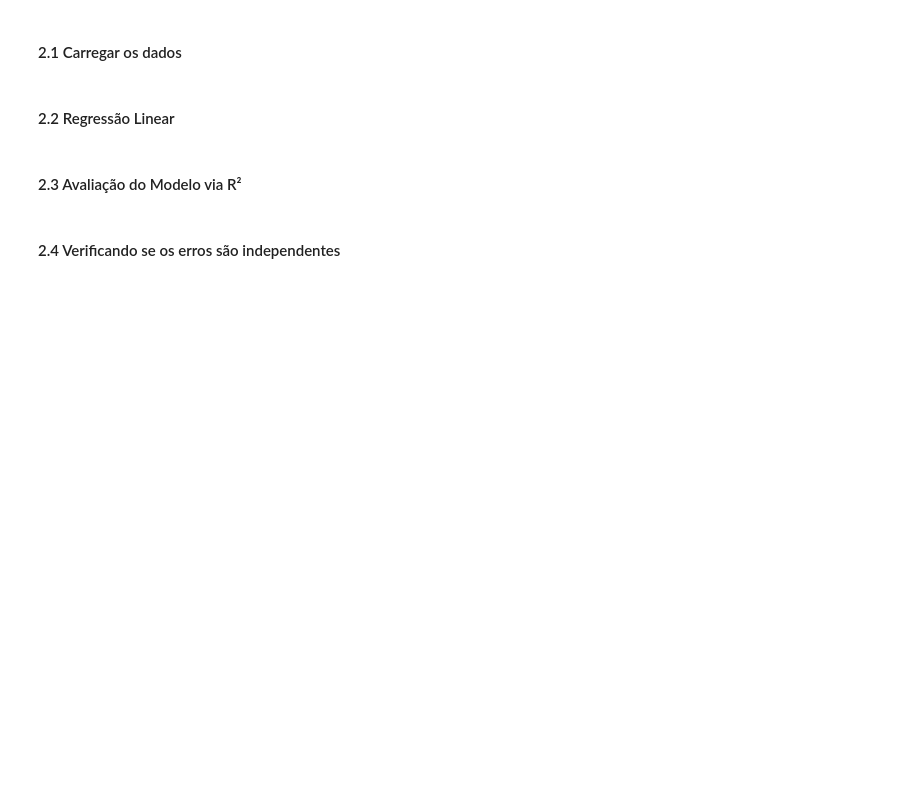
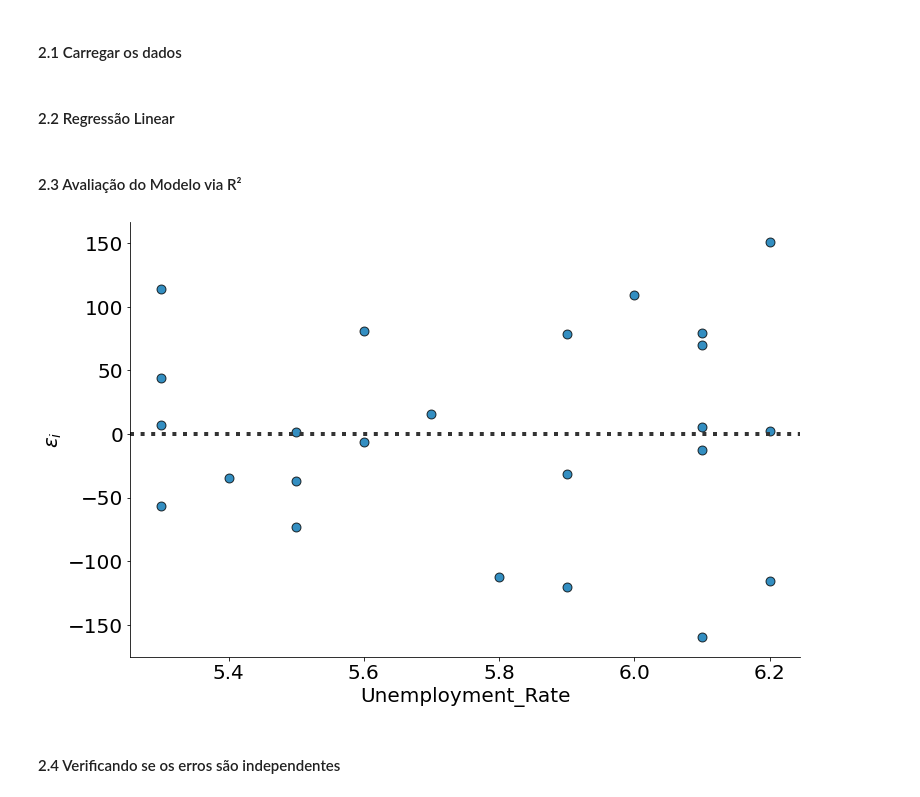
Before and after one commit to nuttka/icd, a Jupyter notebook: lista8.ipynb, the cells around one changed output. Drawn from its saved outputs; the diff is of its cells as text; code cells hidden in the pictures; blank space fills up the shorter version.

```diff
--- a/lista8.ipynb
+++ b/lista8.ipynb
@@ -479,3 +483,13 @@ assert_equal(round(r2, 4), 0.8507)
+# %%
+# avaliacao via grafico dos residuos (sem correcao automatica)
+sns.residplot(x='Unemployment_Rate', y='Stock_Index_Price', data=df,
+              line_kws={'color':'magenta', 'lw':4},
+              scatter_kws={'edgecolor':'k', 's':80, 'alpha':0.8})
+plt.ylabel(r'$\epsilon_i$')
+despine()
+plt.show()
+# %% [output]
+[figure, added]
 # %%
 # GABARITO GRAFICO
 # sns.residplot(x='Unemployment_Rate', y='Stock_Index_Price', data=df,
```
Also changed, not shown: parts of 18 cells of this notebook, 3 other files.
